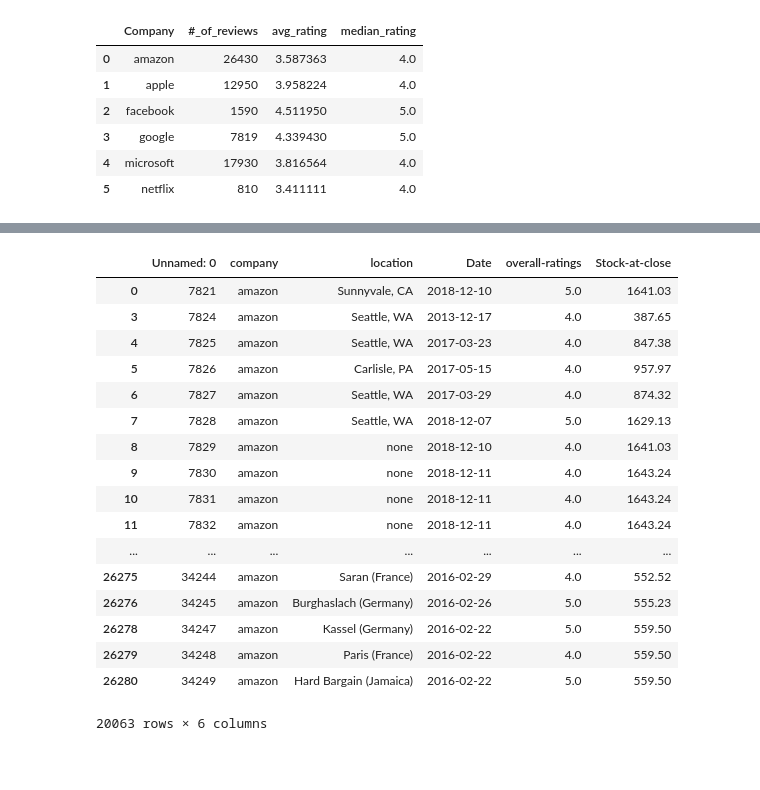
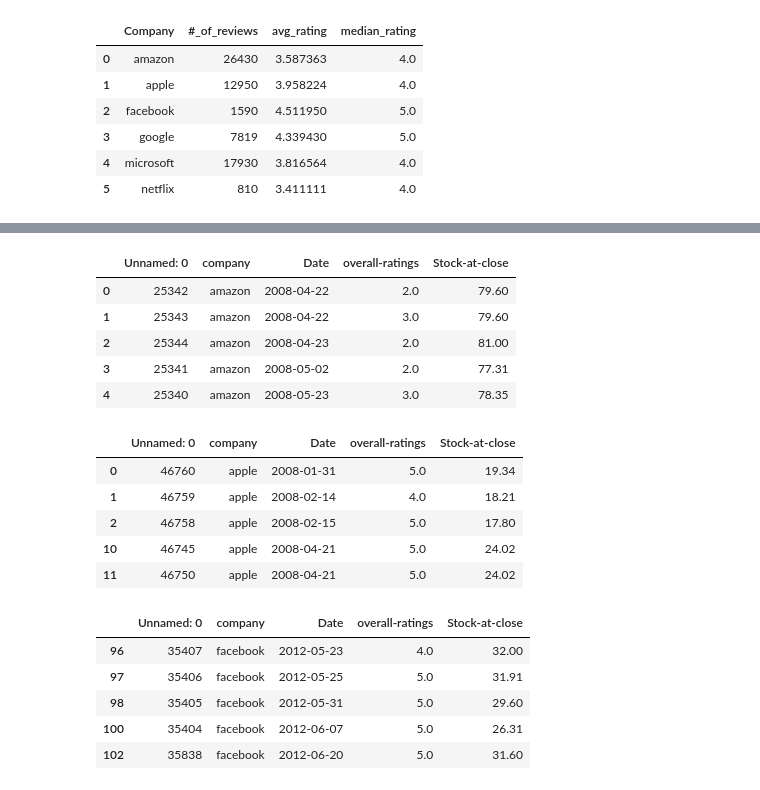
Before and after one commit to annabl38/Project_1, a Jupyter notebook: Company_stuff.Kim.ipynb, the cells around one changed output, grey strips where cells are left out. Saved outputs shown, nothing was run; the diff lists cells and outputs as text; code cells hidden in the pictures; blank space fills up the shorter version.

Commit message:
sorted date column info

```diff
--- a/Company_stuff.Kim.ipynb
+++ b/Company_stuff.Kim.ipynb
@@ -48,5 +39,6 @@ review_data.head()
 # %%
 # Rename columns for merge-ability
 review_data=review_data.rename(columns={"dates":"Date"})
+review_data=review_data.sort_values(by='Date')
 # %%
 amazon_df=(review_data[review_data['company']=='amazon']).dropna()
@@ -104,25 +58,60 @@ Amazon_AMZN.head(1)
 # %%
-Amazon_AMZN.drop(['job-title','summary','pros','cons','advice-to-mgmt','work-balance-stars',
+#Amazon stock data
+AMZN_file= "../Project_1/worldtradingdata-history-AMZN.csv"
+AMZN_df= pd.read_csv(AMZN_file)
+AMZN_df['Date'] = pd.to_datetime(AMZN_df['Date'],format=None)
+
+#merged data
+Amazon_AMZN=pd.merge(amazon_df, AMZN_df, how='left', on ='Date')
+Amazon_AMZN.drop(['job-title','summary','location','pros','cons','advice-to-mgmt','work-balance-stars',
                   'culture-values-stars','carrer-opportunities-stars','comp-benefit-stars',
                   'senior-mangemnet-stars','helpful-count','link','Open','High','Low','Volume'], axis=1, inplace=True)
 Amazon_AMZN=Amazon_AMZN.rename(columns={"Close":"Stock-at-close"})
-Amazon_AMZN.dropna()
+(Amazon_AMZN.dropna()).head()
 # %% [output]
-|  | Unnamed: 0 | company | location | Date | overall-ratings | Stock-at-close |
-| 0 | 7821 | amazon | Sunnyvale, CA | 2018-12-10 | 5.0 | 1641.03 |
-| 3 | 7824 | amazon | Seattle, WA | 2013-12-17 | 4.0 | 387.65 |
-| 4 | 7825 | amazon | Seattle, WA | 2017-03-23 | 4.0 | 847.38 |
-| 5 | 7826 | amazon | Carlisle, PA | 2017-05-15 | 4.0 | 957.97 |
-| 6 | 7827 | amazon | Seattle, WA | 2017-03-29 | 4.0 | 874.32 |
-| 7 | 7828 | amazon | Seattle, WA | 2018-12-07 | 5.0 | 1629.13 |
-| 8 | 7829 | amazon | none | 2018-12-10 | 4.0 | 1641.03 |
-| 9 | 7830 | amazon | none | 2018-12-11 | 4.0 | 1643.24 |
-| 10 | 7831 | amazon | none | 2018-12-11 | 4.0 | 1643.24 |
-| 11 | 7832 | amazon | none | 2018-12-11 | 4.0 | 1643.24 |
-| ... | ... | ... | ... | ... | ... | ... |
-| 26275 | 34244 | amazon | Saran (France) | 2016-02-29 | 4.0 | 552.52 |
-| 26276 | 34245 | amazon | Burghaslach (Germany) | 2016-02-26 | 5.0 | 555.23 |
-| 26278 | 34247 | amazon | Kassel (Germany) | 2016-02-22 | 5.0 | 559.50 |
-| 26279 | 34248 | amazon | Paris (France) | 2016-02-22 | 4.0 | 559.50 |
-| 26280 | 34249 | amazon | Hard Bargain (Jamaica) | 2016-02-22 | 5.0 | 559.50 |
+|  | Unnamed: 0 | company | Date | overall-ratings | Stock-at-close |
+| 0 | 25342 | amazon | 2008-04-22 | 2.0 | 79.60 |
+| 1 | 25343 | amazon | 2008-04-22 | 3.0 | 79.60 |
+| 2 | 25344 | amazon | 2008-04-23 | 2.0 | 81.00 |
+| 3 | 25341 | amazon | 2008-05-02 | 2.0 | 77.31 |
+| 4 | 25340 | amazon | 2008-05-23 | 3.0 | 78.35 |
-20063 rows × 6 columns
+# %%
+#Apple stock data
+AAPL_file= "../Project_1/worldtradingdata-history-AAPL.csv"
+AAPL_df= pd.read_csv(AAPL_file)
+AAPL_df['Date'] = pd.to_datetime(AAPL_df['Date'],format=None)
+
+#merged data
+Apple_AAPL=pd.merge(apple_df, AAPL_df, how='left', on ='Date')
+Apple_AAPL.drop(['job-title','summary','location','pros','cons','advice-to-mgmt','work-balance-stars',
+                  'culture-values-stars','carrer-opportunities-stars','comp-benefit-stars',
+                  'senior-mangemnet-stars','helpful-count','link','Open','High','Low','Volume'], axis=1, inplace=True)
+Apple_AAPL=Apple_AAPL.rename(columns={"Close":"Stock-at-close"})
+(Apple_AAPL.dropna()).head()
+# %% [output]
+|  | Unnamed: 0 | company | Date | overall-ratings | Stock-at-close |
+| 0 | 46760 | apple | 2008-01-31 | 5.0 | 19.34 |
+| 1 | 46759 | apple | 2008-02-14 | 4.0 | 18.21 |
+| 2 | 46758 | apple | 2008-02-15 | 5.0 | 17.80 |
+| 10 | 46745 | apple | 2008-04-21 | 5.0 | 24.02 |
+| 11 | 46750 | apple | 2008-04-21 | 5.0 | 24.02 |
+# %%
+#FB stock data
+FB_file= "../Project_1/worldtradingdata-history-FB.csv"
+FB_df= pd.read_csv(FB_file)
+FB_df['Date'] = pd.to_datetime(FB_df['Date'],format=None)
+
+#merged data
+Facebook_FB=pd.merge(facebook_df, FB_df, how='left', on ='Date')
+Facebook_FB.drop(['job-title','summary','location','pros','cons','advice-to-mgmt','work-balance-stars',
+                  'culture-values-stars','carrer-opportunities-stars','comp-benefit-stars',
+                  'senior-mangemnet-stars','helpful-count','link','Open','High','Low','Volume'], axis=1, inplace=True)
+Facebook_FB=Facebook_FB.rename(columns={"Close":"Stock-at-close"})
+(Facebook_FB.dropna()).head()
+# %% [output]
+|  | Unnamed: 0 | company | Date | overall-ratings | Stock-at-close |
+| 96 | 35407 | facebook | 2012-05-23 | 4.0 | 32.00 |
+| 97 | 35406 | facebook | 2012-05-25 | 5.0 | 31.91 |
+| 98 | 35405 | facebook | 2012-05-31 | 5.0 | 29.60 |
+| 100 | 35404 | facebook | 2012-06-07 | 5.0 | 26.31 |
+| 102 | 35838 | facebook | 2012-06-20 | 5.0 | 31.60 |
```
Also changed, not shown: parts of 10 cells of this notebook.
